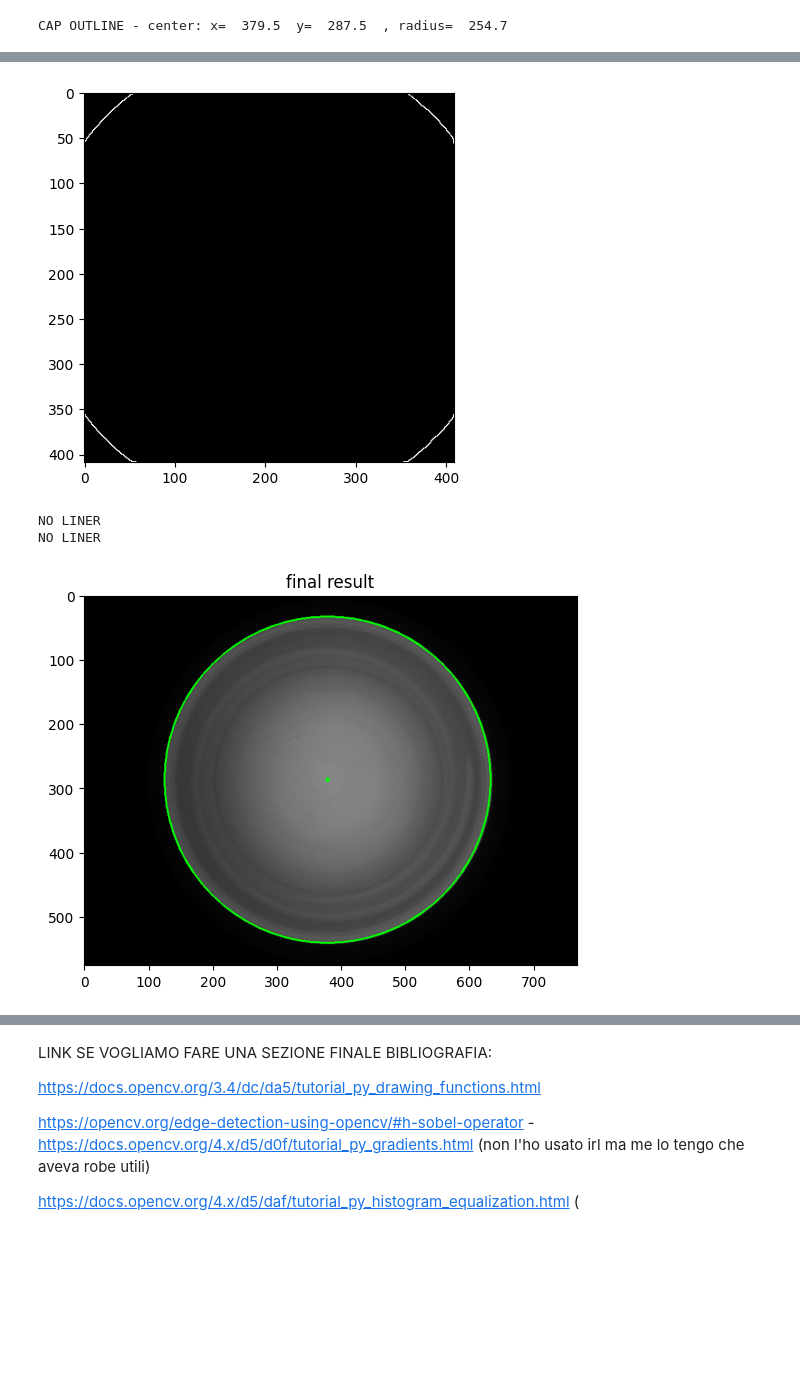
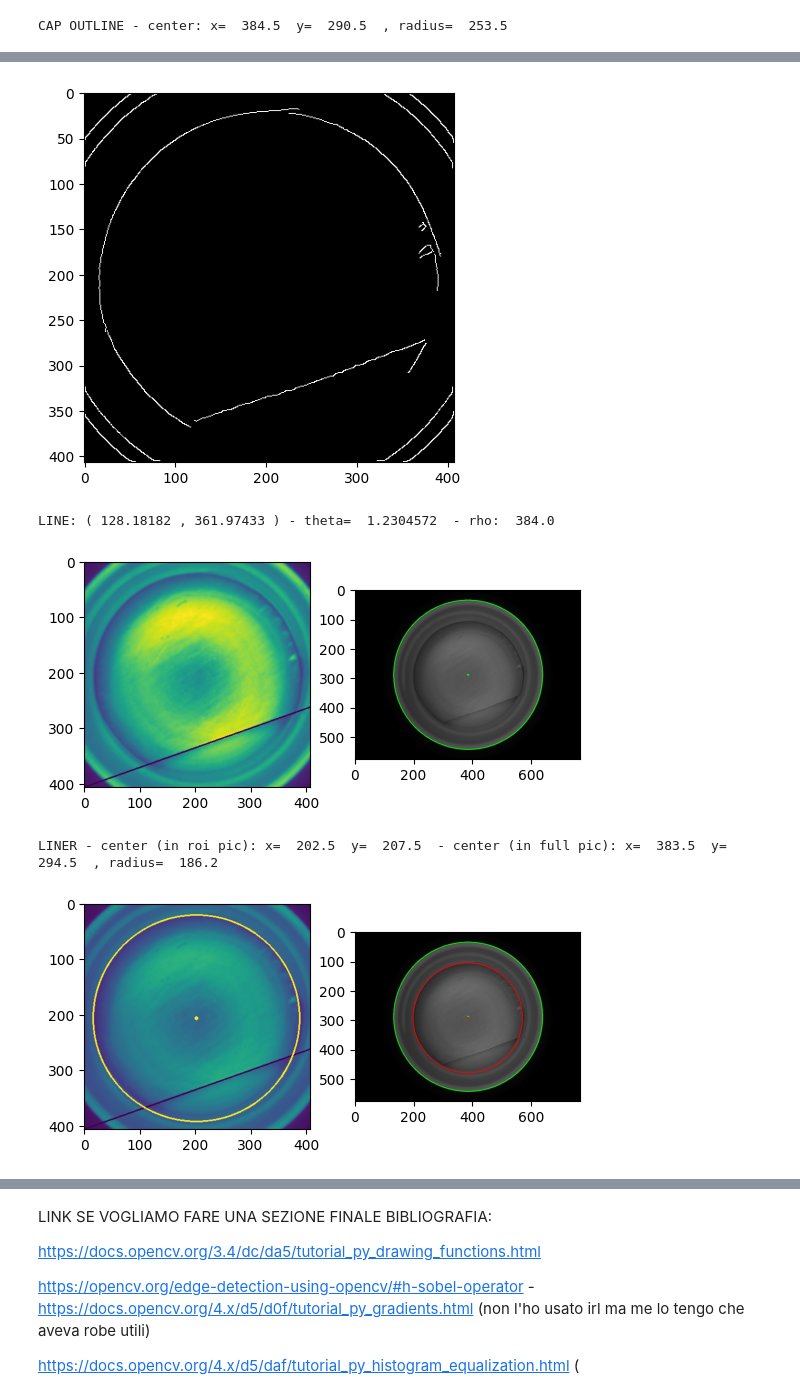
Before and after one commit to LucreziaPonti/PROJECT_cv, a Jupyter notebook: bozza_prova_altri_Test_lucry.ipynb, the cells around one changed output, grey strips where cells are left out. Drawn from its saved outputs; the diff is of its cells as text; code cells hidden in the pictures; blank space fills up the shorter version.

Commit message:
cambio da bilateral a GAUSSIAN per teoria - vedi idea difetti in bozza_prova_altri_test...

```diff
--- a/bozza_prova_altri_Test_lucry.ipynb
+++ b/bozza_prova_altri_Test_lucry.ipynb
@@ -22,8 +22,7 @@ plt.stem(hist)
 plt.show()
 '''
 ######## TASK 1.1:  Outline the cap by generating a circle that fits the cap mouth #########
-#img_blur = cv2.GaussianBlur(img,(7,7),0)
-img_blur = cv2.bilateralFilter(img,7,50,75)
+img_blur = cv2.GaussianBlur(img,(7,7),1.5)
 circles = cv2.HoughCircles(img_blur,cv2.HOUGH_GRADIENT, 1, 45,param1=70,param2=70) # ok per trovare esterno dei tappi
 # param1: threshold della differenza del gradiente (+alto = colori + diversi) (per il canny "integrato") - + alta mi trova solo il cerchio esterno
 # param2 : perfezione del cerchio
@@ -218,7 +217,7 @@ from matplotlib import pyplot as plt
 import math
 
 #### LOAD and show IMAGE
-img_color = cv2.imread('cap-inspection-images/project_1_liner_inspection/d_31.bmp')
+img_color = cv2.imread('cap-inspection-images/project_1_liner_inspection/d_20.bmp')
 #img_color = cv2.imread('cap-inspection-images/project_1_liner_inspection/g_01.bmp')
 img = cv2.cvtColor(img_color,cv2.COLOR_BGR2GRAY)
 plt.figure()
@@ -235,7 +234,7 @@ plt.show()
 
 clahe = cv2.createCLAHE(clipLimit=2.0, tileGridSize=(5,5))
 img_cl = clahe.apply(img)
-img_blur = cv2.bilateralFilter(img_cl,7,45,75)
+img_blur = cv2.GaussianBlur(img_cl,(7,7),1.5)
 
 
 
@@ -270,18 +269,27 @@ img_roi_show=img_roi.copy()
 
 ########## TASK 1.2: trova liner si/no
 
-edges = cv2.Canny(img_roi,40,80,apertureSize = 3)
+edges = cv2.Canny(img_roi,40,83,apertureSize = 3)
 plt.imshow(edges,cmap='gray',vmin=0,vmax=255)
 plt.show()
 line_layer=np.zeros_like(img_color) ############################################################################################################# PROVA PER RIQUADRO
 
-circles_in = cv2.HoughCircles(img_roi,cv2.HOUGH_GRADIENT, 1, 50,param1=80,param2=60) # d_18 ne trova 3 ma il primo è quello giusto
+circles_in = cv2.HoughCircles(img_roi,cv2.HOUGH_GRADIENT, 1, 50,param1=90,param2=80) # d_18 ne trova 3 ma il primo è quello giusto
 #circles_in = cv2.HoughCircles(img_roi,cv2.HOUGH_GRADIENT, 1, 45,param1=40,param2=60) # ALL OK EXCEPT G_04 if keep "half way" ROI
 #cerchiamo il cerchio interno nella roi e poi per visualizzarlo gli diamo l'offset per ritrovarlo nell'immagine grande ((0,0) in img_roi = (x_min,y_min) in img "full")
 # !!!!!!!!!!!11 d_31 questa non la trova (che ci sta che sia così)
 if circles_in is not None and len(circles_in) > 0:
     # se liner si
     ################## TASK 1.3 : TROVA DIFETTO
+
+
+    ################### IDEA PER FARLO PIÙ GENERICO
+    # CREA UN LAYER CON IL CERCHIO CIRCLES_IN FILLEDIN
+    # USA LA MASK PER SELEZIONARE SOLO IL DENTRO DEL LINER
+    # FAI CANNY (O APPLICA LA MASK DIRETTAMENTE SU EDGES PER "SALTARE UN PASSAGGIO")
+    # TROVA IL MODO TIPO BINARIZATION O IDK PER FARGLI TROVARE I DIFETTINI PICCOLI E/O LE LINEE
+
+
 
     lines = cv2.HoughLines(edges,1,np.pi/180,70)
     if lines is not None and len(lines) > 0:
@@ -344,7 +352,7 @@ if circles_in is not None and len(circles_in) > 0:
         ############### potremmo fare un if per cui se vogliamo visualizzare step per step allora ci mette la linea su una copia di img_color per vederla
 
         cv2.line(img_roi_show, (x1, y1), (x2, y2), (0, 0, 255), 2)
-        cv2.line(img_color, (x1+x_min, y1+y_min), (x2+x_min, y2+y_min), (0, 0, 255), 2)
+        #cv2.line(img_color, (x1+x_min, y1+y_min), (x2+x_min, y2+y_min), (0, 0, 255), 2)
 
         plt.figure()
         plt.subplot(1,2,1)
@@ -400 +408 @@ plt.show()
-CAP OUTLINE - center: x=  379.5  y=  287.5  , radius=  254.7
+CAP OUTLINE - center: x=  384.5  y=  290.5  , radius=  253.5
@@ -402,4 +410,5 @@ CAP OUTLINE - center: x=  379.5  y=  287.5  , radius=  254.7
-[figure, old version]
+[figure, new version]
-NO LINER
-NO LINER
+LINE: ( 128.18182 , 361.97433 ) - theta=  1.2304572  - rho:  384.0
-[figure, old version]
+[figure, new version]
+LINER - center (in roi pic): x=  202.5  y=  207.5  - center (in full pic): x=  383.5  y=  294.5  , radius=  186.2
+[figure, added]
```
Also changed, not shown: parts of 3 cells of this notebook, 1 other file.
